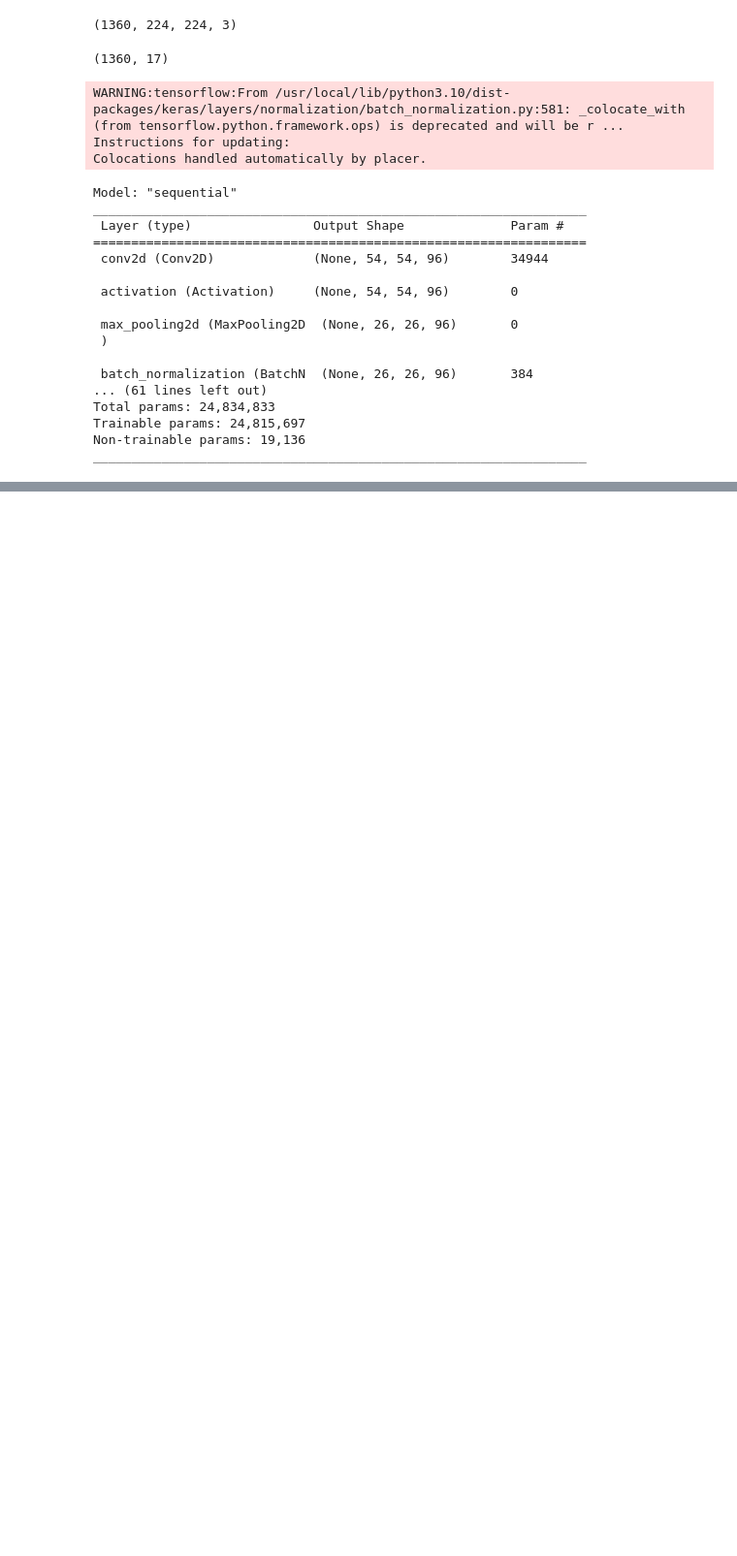
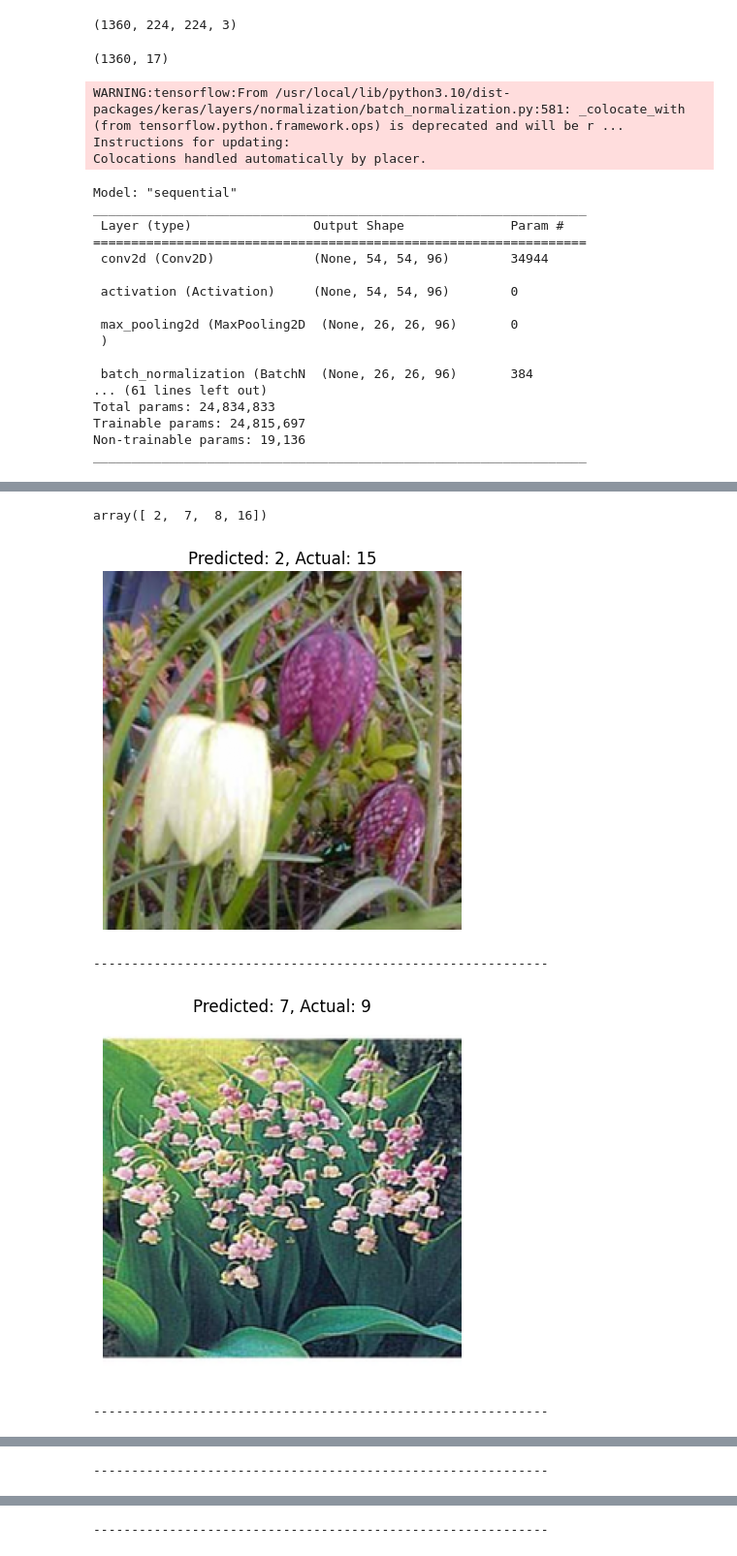
Before and after one commit to ajdhiman/Deep-Learning, a Jupyter notebook: CNN_AlexNet.ipynb, the cells around one changed output, grey strips where cells are left out. Shown at 97% size. Drawn from its saved outputs; the diff is of its cells as text; code cells hidden in the pictures; blank space fills up the shorter version.

```diff
--- a/CNN_AlexNet.ipynb
+++ b/CNN_AlexNet.ipynb
@@ -131,0 +162,4 @@ KeyboardInterrupt: ignored
+# %%
+xNew = x[:4]
+yProbablity = model.predict(xNew)
+yProbablity.round(3)
@@ -131,0 +176,17 @@ KeyboardInterrupt: ignored
+# %%
+yPred = np.argmax(yProbablity,axis=-1)
+yPred
+# %% [output]
+array([ 2,  7,  8, 16])
+# %%
+for img_array, pred, actual in zip(xNew, yPred, y[0:4]):
+  plt.imshow(img_array)
+  plt.title(f"Predicted: {pred}, Actual: {np.argmax(actual,axis=-1)}")
+  plt.axis("off")
+  plt.show()
+  print("--"*30)
+# %% [output]
+[figure, added]
+------------------------------------------------------------
+[figure, added]
+------------------------------------------------------------
@@ -131,0 +194 @@ KeyboardInterrupt: ignored
+------------------------------------------------------------
@@ -131,0 +196 @@ KeyboardInterrupt: ignored
+------------------------------------------------------------
```
Also changed, not shown: parts of 9 cells of this notebook.
